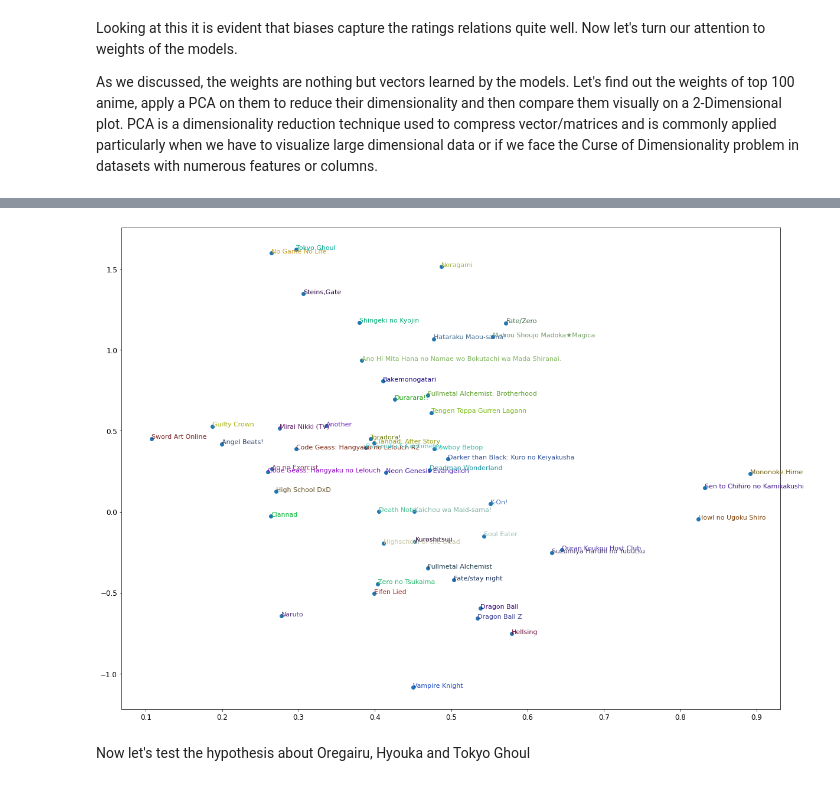
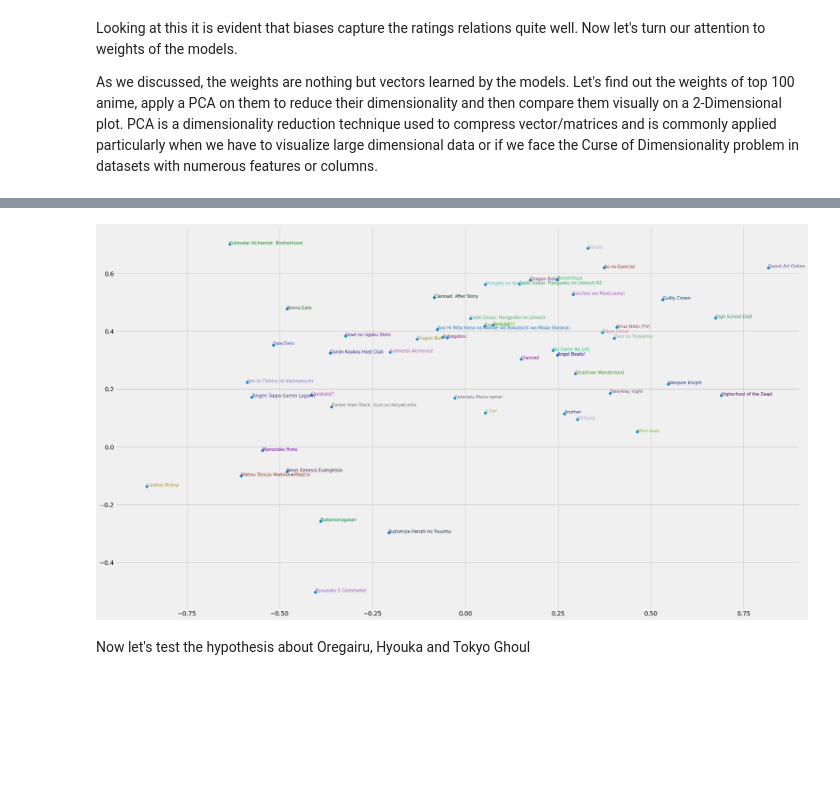
Before and after one commit to ElisonSherton/Collaborative-Filtering-On-Anime-Dataset, a Jupyter notebook: AnimeRecommendation.ipynb, the cells around one changed output, grey strips where cells are left out. Saved outputs shown, nothing was run; the diff lists cells and outputs as text; code cells hidden in the pictures; blank space fills up the shorter version.

```diff
--- a/AnimeRecommendation.ipynb
+++ b/AnimeRecommendation.ipynb
@@ -96,4 +142,16 @@ anime_data.head()
+# %%
+anime_rating_mapping = {int(k):v for k,v in anime_data[['anime_id', 'rating']].values}
+
+imputed_ratings = []
+for anime_id, item in data[["anime_id", "ratings"]].values:
+    if np.isnan(item):
+        imputed_ratings.append(anime_rating_mapping[int(anime_id)])
+    else:
+        imputed_ratings.append(item)
+# %%
+data["ratings"] = imputed_ratings
 # %%
 final_data = pd.merge(left = data, right = anime_data, how = "inner", on = "anime_id")
+final_data = final_data.dropna()  # Some anime have missing genre or members data, so drop those records as well.
 final_data.head()
 # %% [output]
@@ -285,7 +362,7 @@ Looking at this it is evident that biases capture the ratings relations quite we
 As we discussed, the weights are nothing but vectors learned by the models. Let's find out the weights of top 100 anime, apply a PCA on them to reduce their dimensionality and then compare them visually on a 2-Dimensional plot. PCA is a dimensionality reduction technique used to compress vector/matrices and is commonly applied particularly when we have to visualize large dimensional data or if we face the Curse of Dimensionality problem in datasets with numerous features or columns.
 # %%
 most_rated_anime_weights = learn.model.weight(most_rated_anime, is_item = True)
-most_rated_anime_weights_compressed = most_rated_anime_weights.pca(3).T
+most_rated_anime_weights_compressed = most_rated_anime_weights.pca(2).T
 # %%
 most_rated_anime_weights_compressed.shape
 # %% [output]
@@ -293,18 +370,18 @@ torch.Size([3, 11196])
 # %%
 plot_n = 50
 idxs = list(range(plot_n))
 
 X = most_rated_anime_weights_compressed[0,:plot_n]
 Y = most_rated_anime_weights_compressed[1,:plot_n]
 
-plt.figure(figsize=(20,15))
+plt.figure(figsize=(25,15))
 plt.scatter(X, Y)
 for i, x, y in zip(most_rated_anime[idxs], X, Y):
-    plt.text(x, y, i, color = np.random.rand(3) * 0.8, fontsize=11)
+    plt.text(x, y, i, color = np.random.rand(3) * 0.8, fontsize=10)
 # plt.ylim(-0.0005,0.0005)
 plt.show()
 # %% [output]
-[figure, old version]
+[figure, new version]
 # %% [markdown]
 Now let's test the hypothesis about Oregairu, Hyouka and Tokyo Ghoul
 # %%
```
Also changed, not shown: parts of 40 cells of this notebook.
